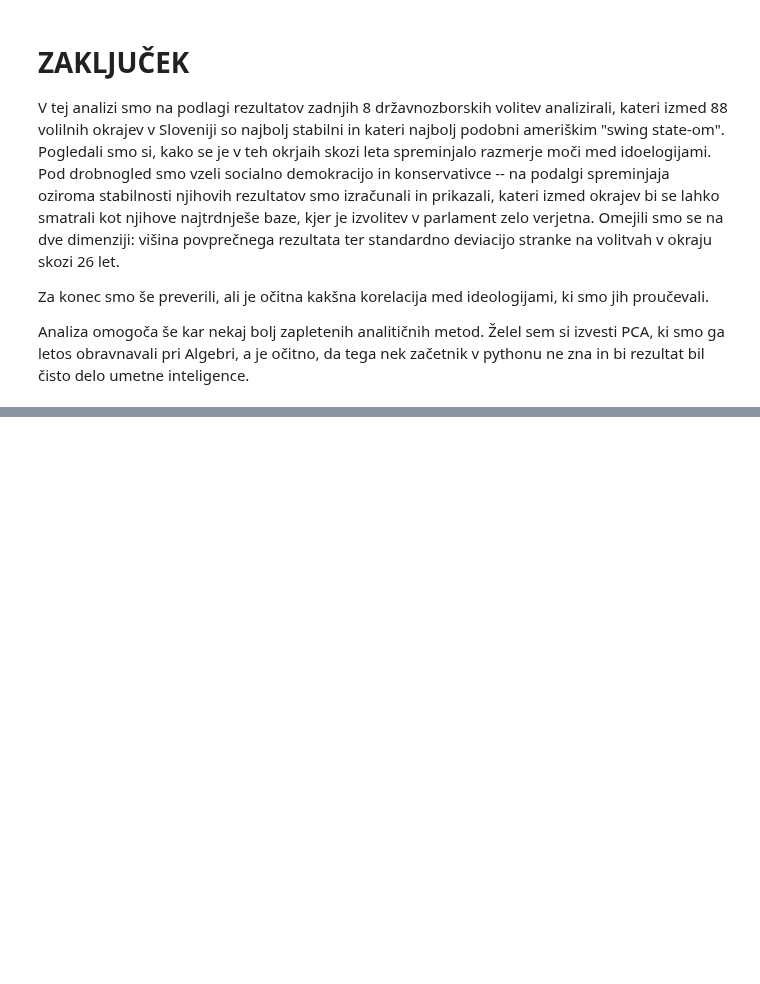
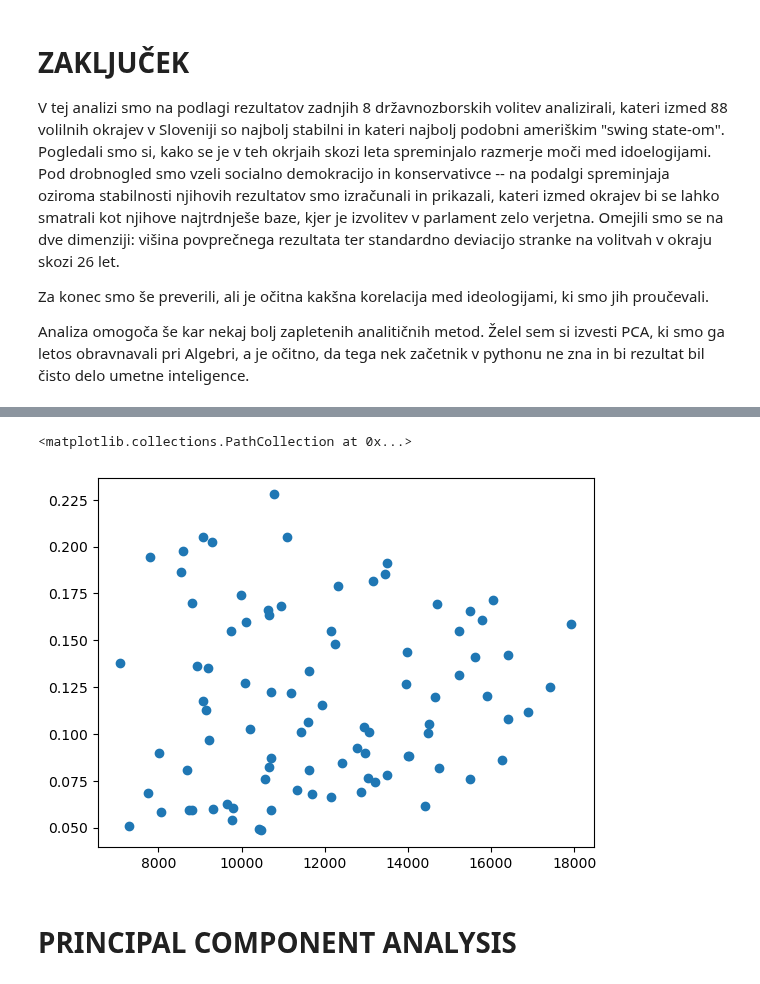
Before and after one commit to andrazmatos/Projekt-VOLITVE, a Jupyter notebook: analiza_volilnih_okrajev.ipynb, the cells around one changed output, grey strips where cells are left out. Drawn from its saved outputs; the diff is of its cells as text; code cells hidden in the pictures; blank space fills up the shorter version.

```diff
--- a/analiza_volilnih_okrajev.ipynb
+++ b/analiza_volilnih_okrajev.ipynb
@@ -549,0 +631,5 @@ Analiza omogoča še kar nekaj bolj zapletenih analitičnih metod. Želel sem si
+# %%
+df_velikost = round(df_average_gl['KONSERVATIVCI']/df_average['KONSERVATIVCI'])
+df_velikost.sort_values(ascending=False)
+df_con_analysis['VELIKOST']=df_velikost
+df_con_analysis
@@ -549,0 +651,7 @@ Analiza omogoča še kar nekaj bolj zapletenih analitičnih metod. Želel sem si
+# %%
+plt.scatter(df_con_analysis['VELIKOST'], df_con_analysis['KONSERVATIVCI'])
+# %% [output]
+<matplotlib.collections.PathCollection at 0x...>
+[figure, added]
+# %% [markdown]
+# PRINCIPAL COMPONENT ANALYSIS
```
Also changed, not shown: parts of 23 cells of this notebook, 52 other files.
